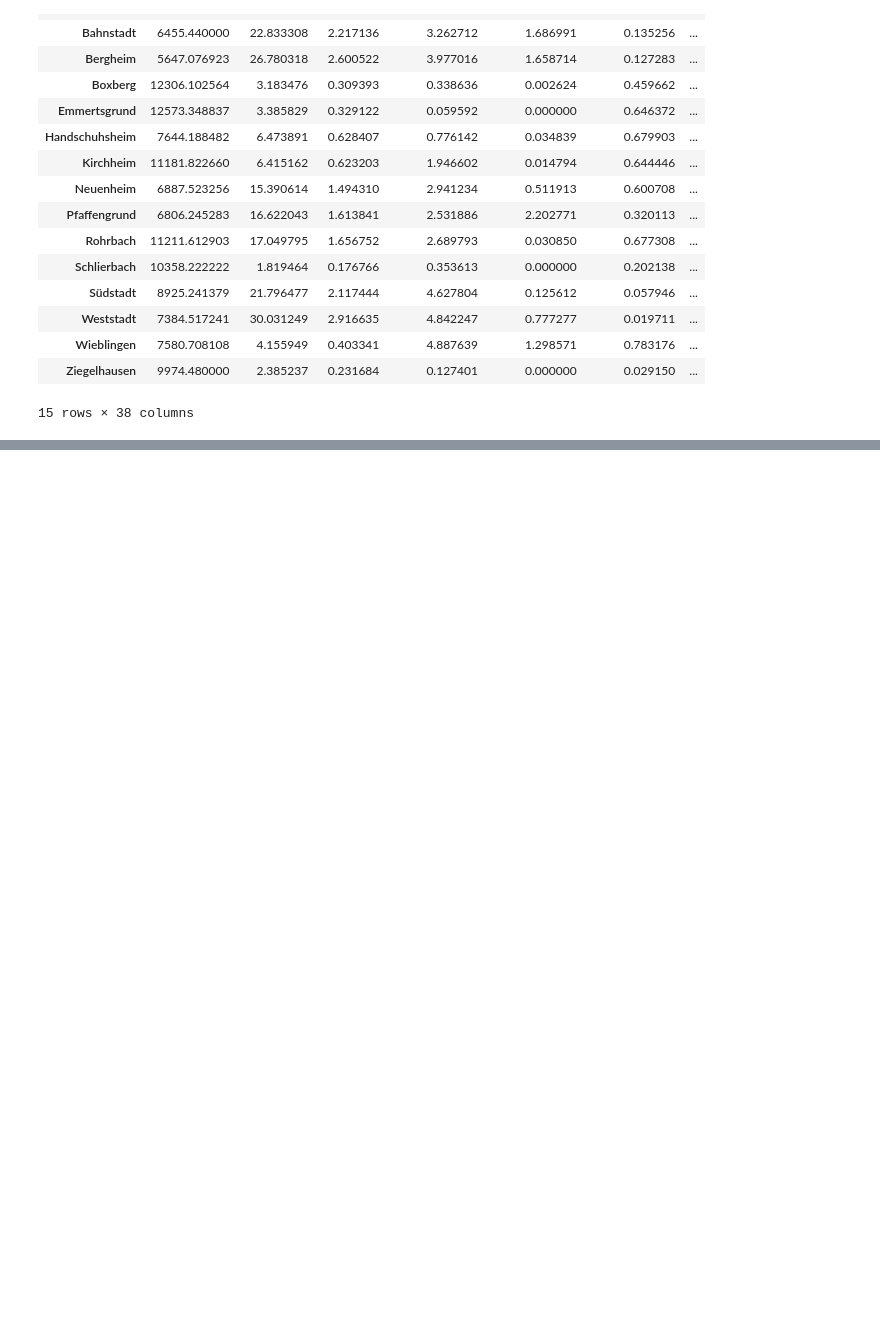
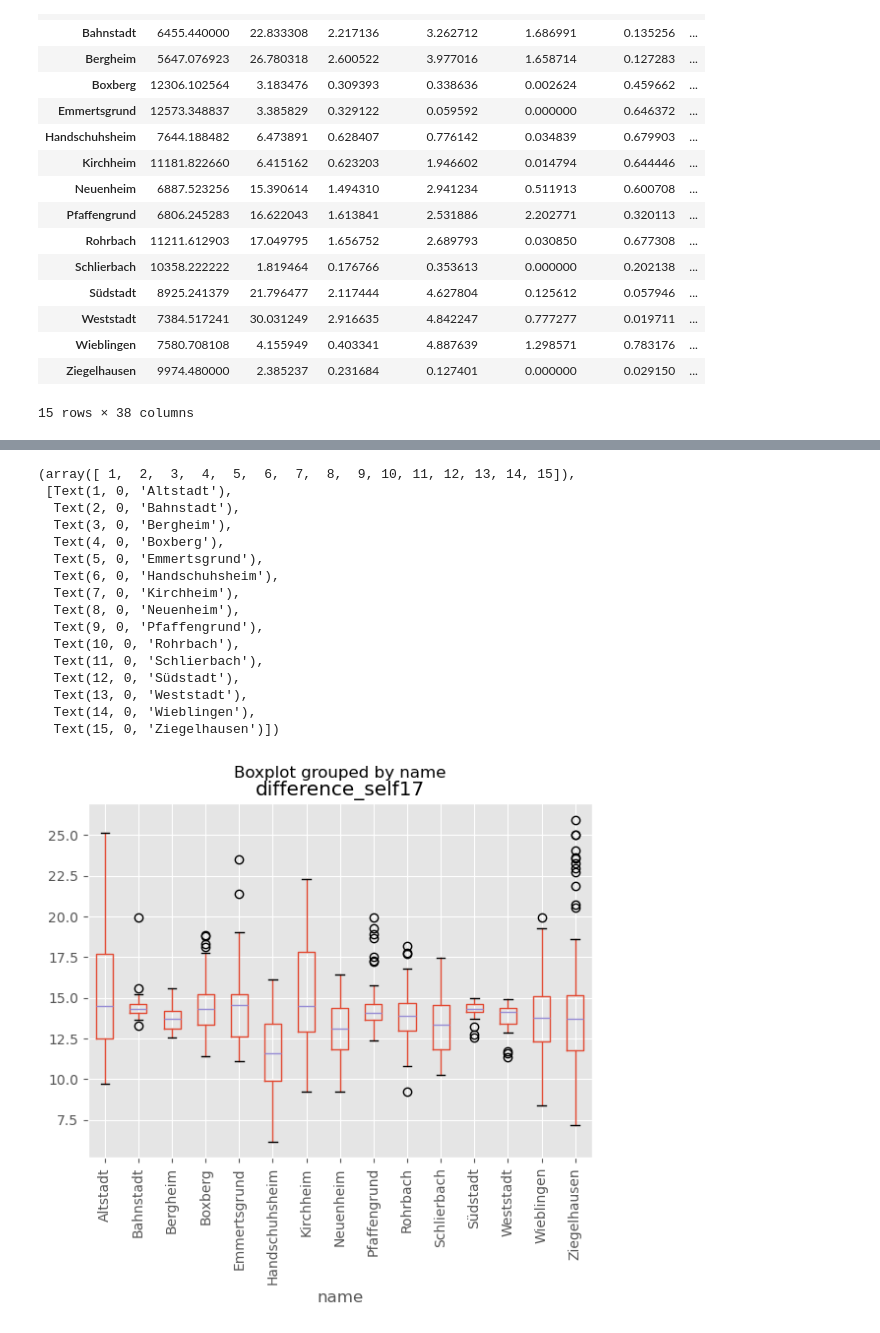
Before and after one commit to Chwiggy/thesis_analysis, a Jupyter notebook: differences.ipynb, the cells around one changed output, grey strips where cells are left out. Saved outputs shown, nothing was run; the diff lists cells and outputs as text; code cells hidden in the pictures; blank space fills up the shorter version.

Commit message:
added boxplots by borough

```diff
--- a/differences.ipynb
+++ b/differences.ipynb
@@ -80,3 +80,27 @@ map = boroughs.merge(mean_boroughs, on="name", how = "inner", )
 map.explore(column="difference_self17", cmap="magma_r")
 # %% [output]
 [interactive output not drawn]
+# %%
+import matplotlib
+matplotlib.style.use("ggplot")
+import matplotlib.pyplot as plt
+ax = cells_by_borough.boxplot(column="difference_self17", by= "name")
+plt.xticks(rotation=90)
+# %% [output]
+(array([ 1,  2,  3,  4,  5,  6,  7,  8,  9, 10, 11, 12, 13, 14, 15]),
+ [Text(1, 0, 'Altstadt'),
+  Text(2, 0, 'Bahnstadt'),
+  Text(3, 0, 'Bergheim'),
+  Text(4, 0, 'Boxberg'),
+  Text(5, 0, 'Emmertsgrund'),
+  Text(6, 0, 'Handschuhsheim'),
+  Text(7, 0, 'Kirchheim'),
+  Text(8, 0, 'Neuenheim'),
+  Text(9, 0, 'Pfaffengrund'),
+  Text(10, 0, 'Rohrbach'),
+  Text(11, 0, 'Schlierbach'),
+  Text(12, 0, 'Südstadt'),
+  Text(13, 0, 'Weststadt'),
+  Text(14, 0, 'Wieblingen'),
+  Text(15, 0, 'Ziegelhausen')])
+[figure, added]
```
Also changed, not shown: parts of 1 cell of this notebook.
